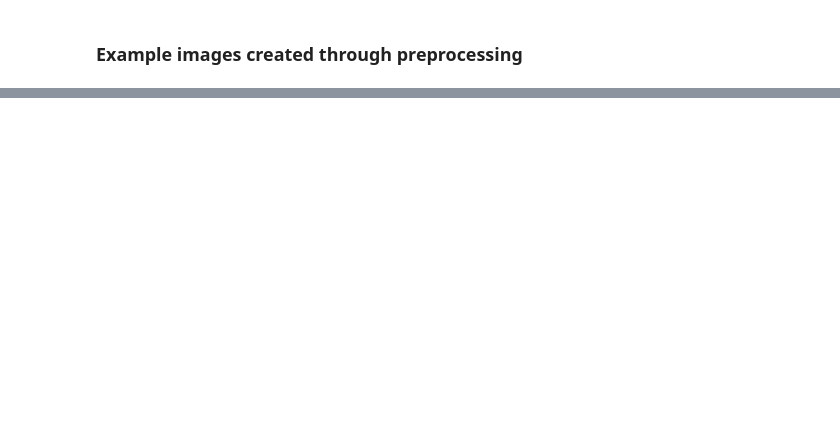
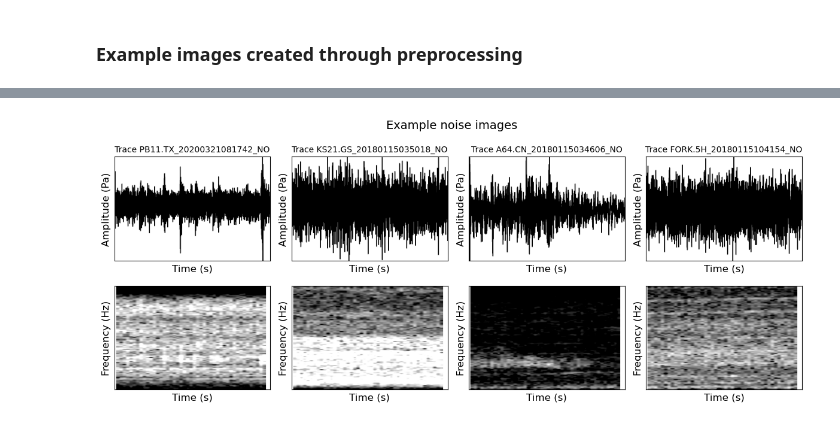
Before and after one commit to kaelynn-rose/Earthquake_Detection, a Jupyter notebook: notebooks/data_preprocessing.ipynb, the cells around one changed output, grey strips where cells are left out. Cells and saved outputs as stored; diff of their text form; code cells hidden in the pictures; blank space fills up the shorter version.

```diff
--- a/notebooks/data_preprocessing.ipynb
+++ b/notebooks/data_preprocessing.ipynb
@@ -122,19 +208,25 @@ plt.show()
 # %%
 # Plot example noise - waveforms and spectrograms
 fig, axs = plt.subplots(2,4,figsize=(12,5))
 count = 0
 for i, ax in enumerate(axs.flatten()):
     if count < 4:
         ax.imshow(example_noise_waveforms[i])
         ax.set_ylabel('Amplitude (Pa)',fontsize=12)
         ax.set_xlabel('Time (s)',fontsize=12)
         trace_name = example_noise.iloc[i]['trace_name']
         ax.set_title(f'Trace {trace_name}', fontsize=10)
+        ax.set_xticks([])
+        ax.set_yticks([])
     else:
         ax.imshow(example_noise_spectrograms[i-4])
         ax.set_ylabel('Frequency (Hz)',fontsize=12)
         ax.set_xlabel('Time (s)',fontsize=12)
+        ax.set_xticks([])
+        ax.set_yticks([])
     count += 1
 plt.suptitle(f'Example noise images',fontsize=14)
 plt.tight_layout()
 plt.show()
+# %% [output]
+[figure, added]
```
Also changed, not shown: parts of 12 cells of this notebook, 2 other files.
